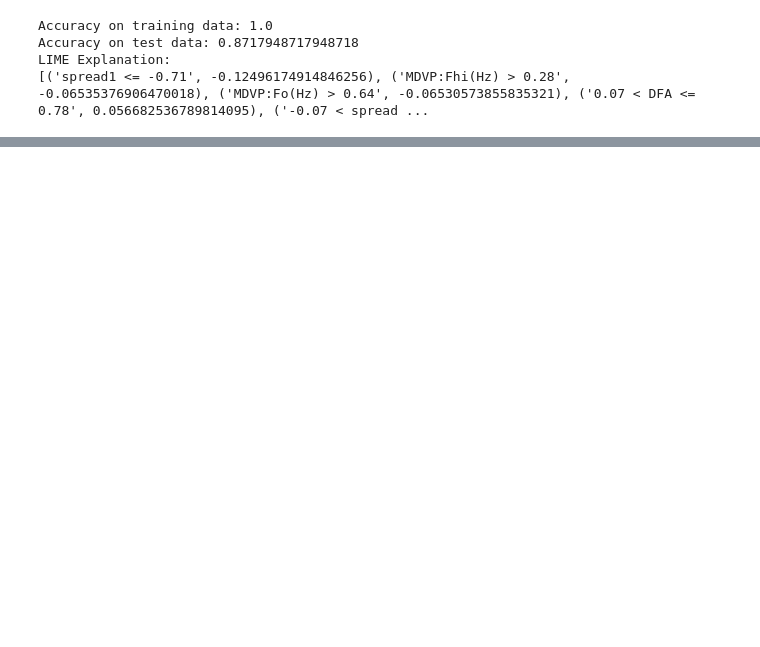
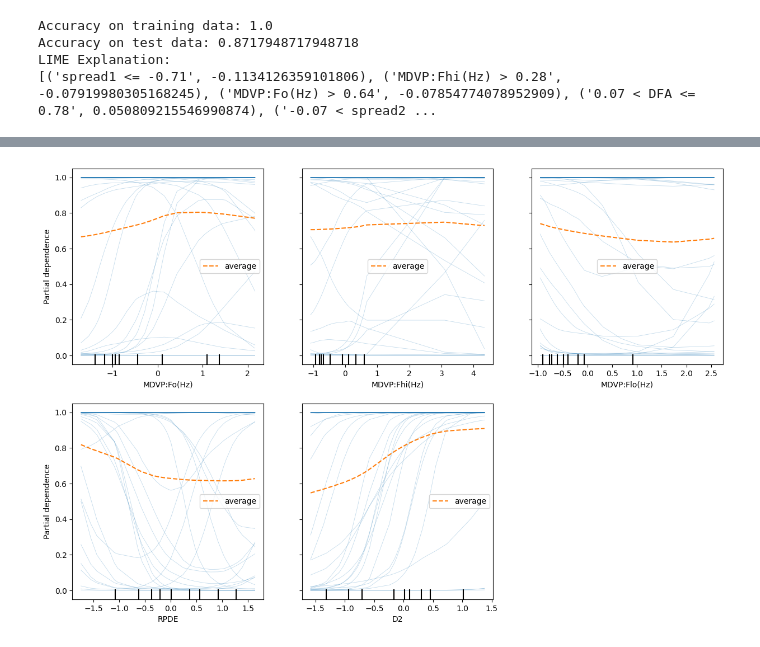
Before and after one commit to kramachandrashenoy/Miniproject, a Jupyter notebook: Parkinson/Parkinson.ipynb, the cells around one changed output, grey strips where cells are left out. Saved outputs shown, nothing was run; the diff lists cells and outputs as text; code cells hidden in the pictures; blank space fills up the shorter version.

```diff
--- a/Parkinson/Parkinson.ipynb
+++ b/Parkinson/Parkinson.ipynb
@@ -6,8 +6,9 @@ from sklearn.preprocessing import StandardScaler
 from sklearn.neural_network import MLPClassifier
 from sklearn.metrics import accuracy_score
 import pickle
-import lime
 from lime.lime_tabular import LimeTabularExplainer
+from sklearn.inspection import PartialDependenceDisplay
+import matplotlib.pyplot as plt
 
 # Load CSV data into a pandas DataFrame
 parkinsons_data = pd.read_csv(r"C:\Users\Ramachandra\OneDrive\Desktop\6th sem miniproject\parkinsons (1).csv")
@@ -24,38 +25,61 @@ scaler = StandardScaler()
 X_train_scaled = scaler.fit_transform(X_train)
 X_test_scaled = scaler.transform(X_test)
 
-# Initialize MLPClassifier with multiple hidden layers
-mlp_classifier = MLPClassifier(hidden_layer_sizes=(100, 50, 25), max_iter=500, random_state=2)
+# Initialize MLPClassifier with modified parameters
+mlp_classifier = MLPClassifier(
+    hidden_layer_sizes=(150, 75, 25),  # Adjusted hidden layer sizes
+    activation='relu',  # Changed activation function
+    alpha=0.001,  # Adjusted regularization strength
+    solver='adam',  # Changed optimizer
+    max_iter=1000,  # Increased max iterations
+    random_state=2,
+)
 
-# Train MLP classifier
+# Train MLP classifier with modified parameters
 mlp_classifier.fit(X_train_scaled, Y_train)
 
 # Model evaluation using accuracy score
 train_accuracy = accuracy_score(Y_train, mlp_classifier.predict(X_train_scaled))
 test_accuracy = accuracy_score(Y_test, mlp_classifier.predict(X_test_scaled))
 
 print("Accuracy on training data:", train_accuracy)
 print("Accuracy on test data:", test_accuracy)
 
 # Save the MLP model using pickle
 filename = 'parkinsons_mlp_model.sav'
 pickle.dump(mlp_classifier, open(filename, 'wb'))
 
 # Create a LimeTabularExplainer
 explainer = LimeTabularExplainer(X_train_scaled, feature_names=X.columns.tolist(), class_names=['Healthy', 'Parkinsons'])
 
 # Example input data
 input_data = np.array([197.07600, 206.89600, 192.05500, 0.00289, 0.00001, 0.00166, 0.00168, 0.00498, 0.01098, 0.09700, 0.00563, 0.00680, 0.00802, 0.01689, 0.00339, 26.77500, 0.422229, 0.741367, -7.348300, 0.177551, 1.743867, 0.085569]).reshape(1, -1)
 
 # Generate explanations for a single instance
 exp = explainer.explain_instance(input_data[0], mlp_classifier.predict_proba, num_features=5)
 
 print('LIME Explanation:')
 print(exp.as_list())
 exp.show_in_notebook()
+
+# PDP and ICE plots using sklearn.inspection
+features_to_plot = ['MDVP:Fo(Hz)', 'MDVP:Fhi(Hz)', 'MDVP:Flo(Hz)', 'RPDE', 'D2']
+
+# Plot PDP and ICE for selected features
+fig, ax = plt.subplots(figsize=(15, 10))
+display = PartialDependenceDisplay.from_estimator(
+    mlp_classifier,
+    X_test_scaled,
+    features=features_to_plot,
+    feature_names=X.columns,
+    kind="both",  # plot both PDP and ICE
+    ax=ax
+)
+plt.show()
 # %% [output]
 Accuracy on training data: 1.0
 Accuracy on test data: 0.8717948717948718
 LIME Explanation:
-[('spread1 <= -0.71', -0.12496174914846256), ('MDVP:Fhi(Hz) > 0.28', -0.06535376906470018), ('MDVP:Fo(Hz) > 0.64', -0.06530573855835321), ('0.07 < DFA <= 0.78', 0.056682536789814095), ('-0.07 < spread ...
+[('spread1 <= -0.71', -0.1134126359101806), ('MDVP:Fhi(Hz) > 0.28', -0.07919980305168245), ('MDVP:Fo(Hz) > 0.64', -0.07854774078952909), ('0.07 < DFA <= 0.78', 0.050809215546990874), ('-0.07 < spread2 ...
 [interactive output not drawn]
+[figure, added]
```
Also changed, not shown: parts of 1 cell of this notebook.
